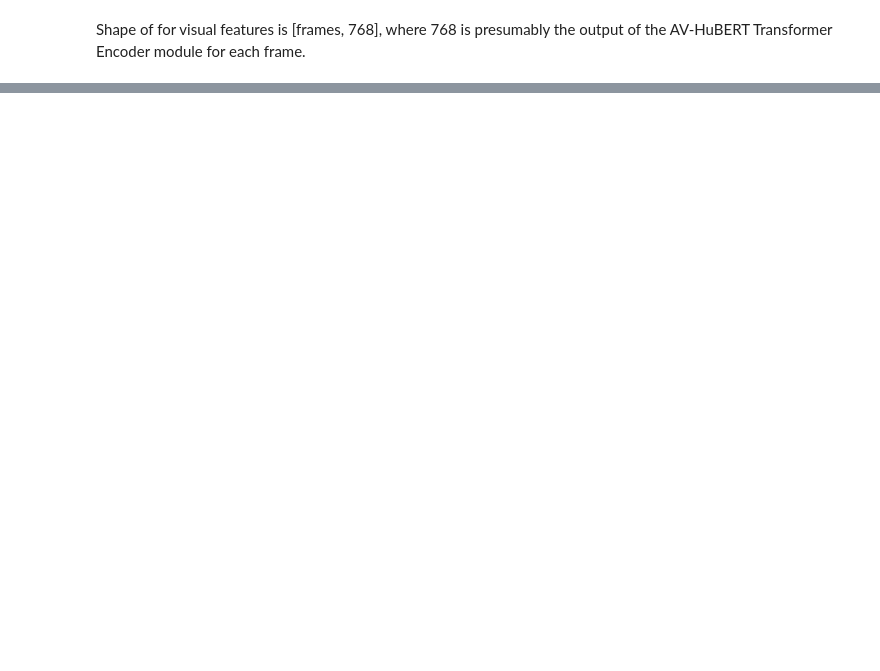
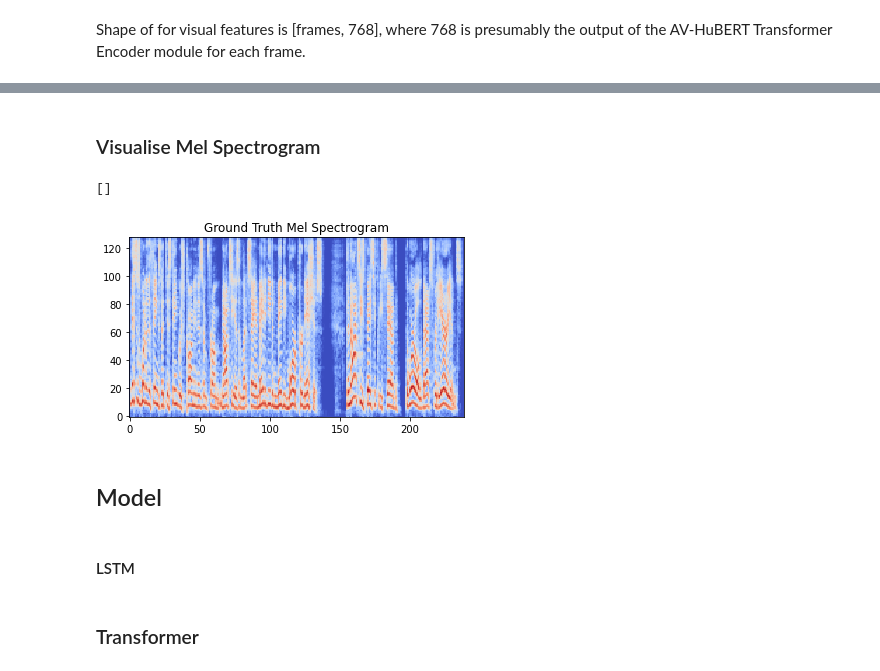
Before and after one commit to MiscellaneousStuff/comp-vis-avhubert, a Jupyter notebook: main.ipynb, the cells around one changed output, grey strips where cells are left out. Cells and saved outputs as stored; diff of their text form; code cells hidden in the pictures; blank space fills up the shorter version.

```diff
--- a/main.ipynb
+++ b/main.ipynb
@@ -483,0 +668,27 @@ ModuleNotFoundError: No module named 'stable_whisper'
+# %% [markdown]
+### Visualise Mel Spectrogram
+# %%
+import matplotlib.pyplot as plt
+import matplotlib.cm as cm
+
+def plot_mel_spectrograms(pred, text):
+    fig, ax = plt.subplots(1) # nrows=1, ncols=2)
+
+    # ax[0].set_title(f"Mel Spectogram (Predicted)")
+    pred = np.swapaxes(pred, 0, 1)
+    cax = ax.imshow(pred, interpolation='nearest', cmap=cm.coolwarm, origin='lower')
+
+    ax.set_title(text)
+
+    return fig, ax
+# %%
+audio_feats = data["audio_feats"]
+fig, ax = plot_mel_spectrograms(audio_feats, "Ground Truth Mel Spectrogram")
+plt.plot()
+# %% [output]
+[]
+[figure, added]
+# %% [markdown]
+## Model
+# %% [markdown]
+#### LSTM
@@ -483,0 +736,2 @@ ModuleNotFoundError: No module named 'stable_whisper'
+# %% [markdown]
+### Transformer
```
Also changed, not shown: parts of 92 cells of this notebook, 3 other files.
